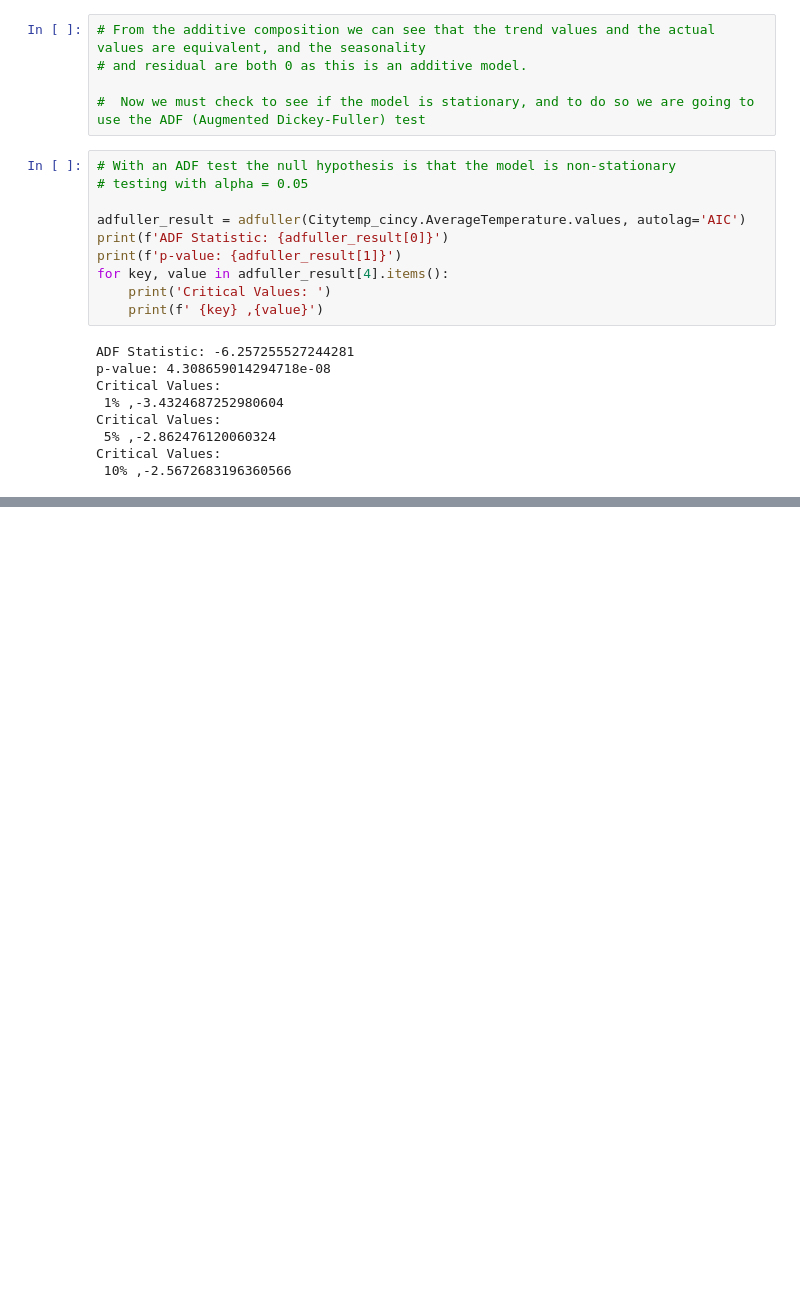
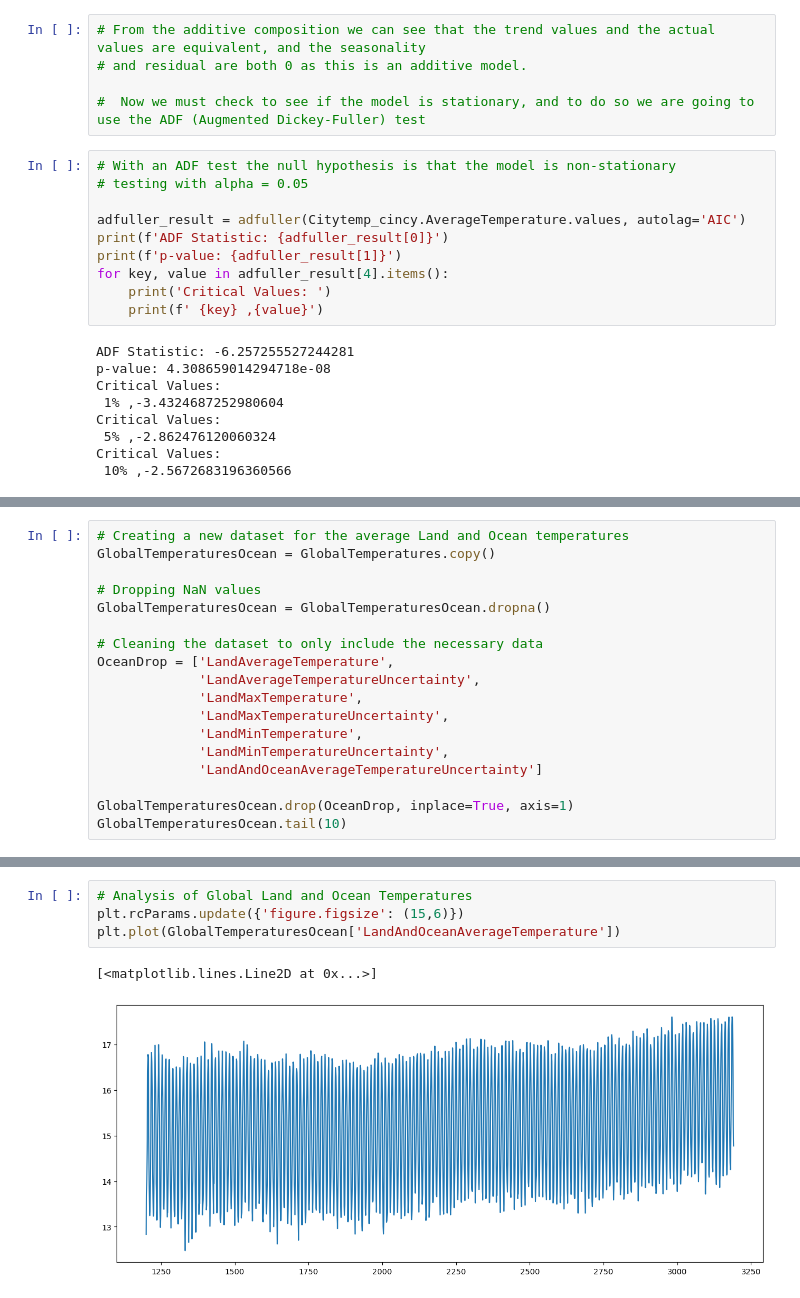
Before and after one commit to AndrewKranny/ClimateAnalysis, a Jupyter notebook: ClimateTimeSeriesAnalysis.ipynb, the cells around one changed output, grey strips where cells are left out. Saved outputs shown, nothing was run; the diff lists cells and outputs as text; blank space fills up the shorter version.

```diff
--- a/ClimateTimeSeriesAnalysis.ipynb
+++ b/ClimateTimeSeriesAnalysis.ipynb
@@ -124,0 +238,18 @@ Critical Values:
+# %%
+# Creating a new dataset for the average Land and Ocean temperatures
+GlobalTemperaturesOcean = GlobalTemperatures.copy()
+
+# Dropping NaN values
+GlobalTemperaturesOcean = GlobalTemperaturesOcean.dropna()
+
+# Cleaning the dataset to only include the necessary data
+OceanDrop = ['LandAverageTemperature',
+             'LandAverageTemperatureUncertainty',
+             'LandMaxTemperature',
+             'LandMaxTemperatureUncertainty',
+             'LandMinTemperature',
+             'LandMinTemperatureUncertainty',
+             'LandAndOceanAverageTemperatureUncertainty']
+
+GlobalTemperaturesOcean.drop(OceanDrop, inplace=True, axis=1)
+GlobalTemperaturesOcean.tail(10)
@@ -124,0 +268,7 @@ Critical Values:
+# %%
+# Analysis of Global Land and Ocean Temperatures
+plt.rcParams.update({'figure.figsize': (15,6)})
+plt.plot(GlobalTemperaturesOcean['LandAndOceanAverageTemperature'])
+# %% [output]
+[<matplotlib.lines.Line2D at 0x...>]
+[figure, added]
```
Also changed, not shown: parts of 23 cells of this notebook.
